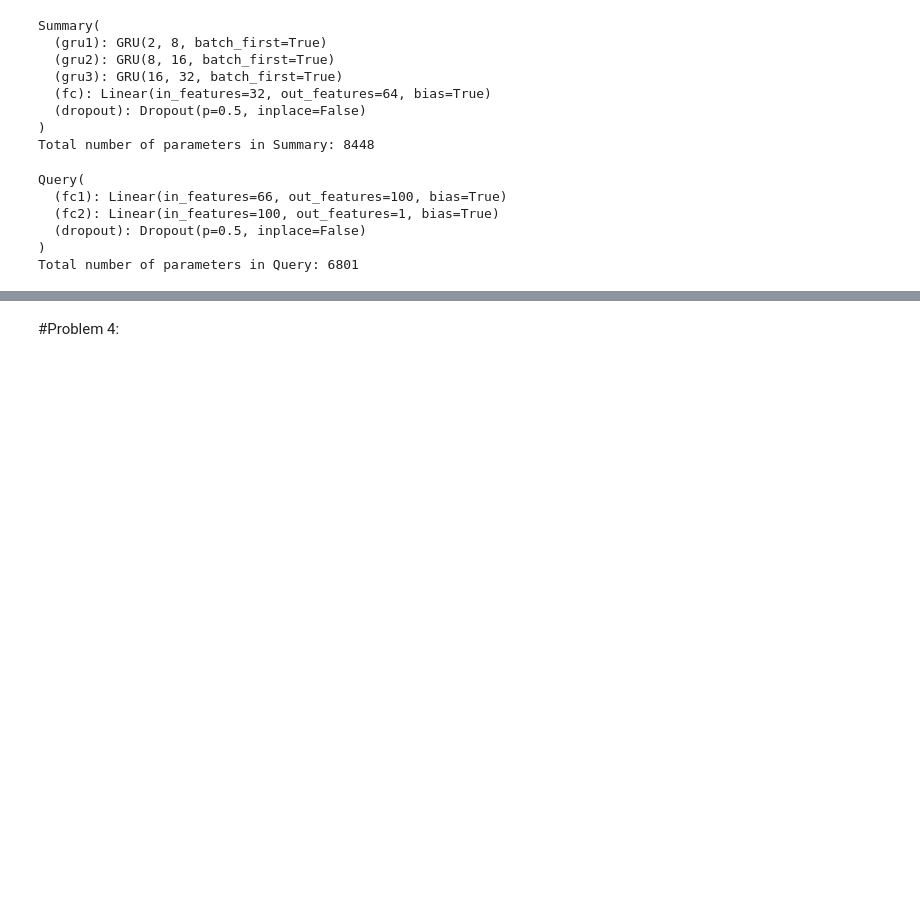
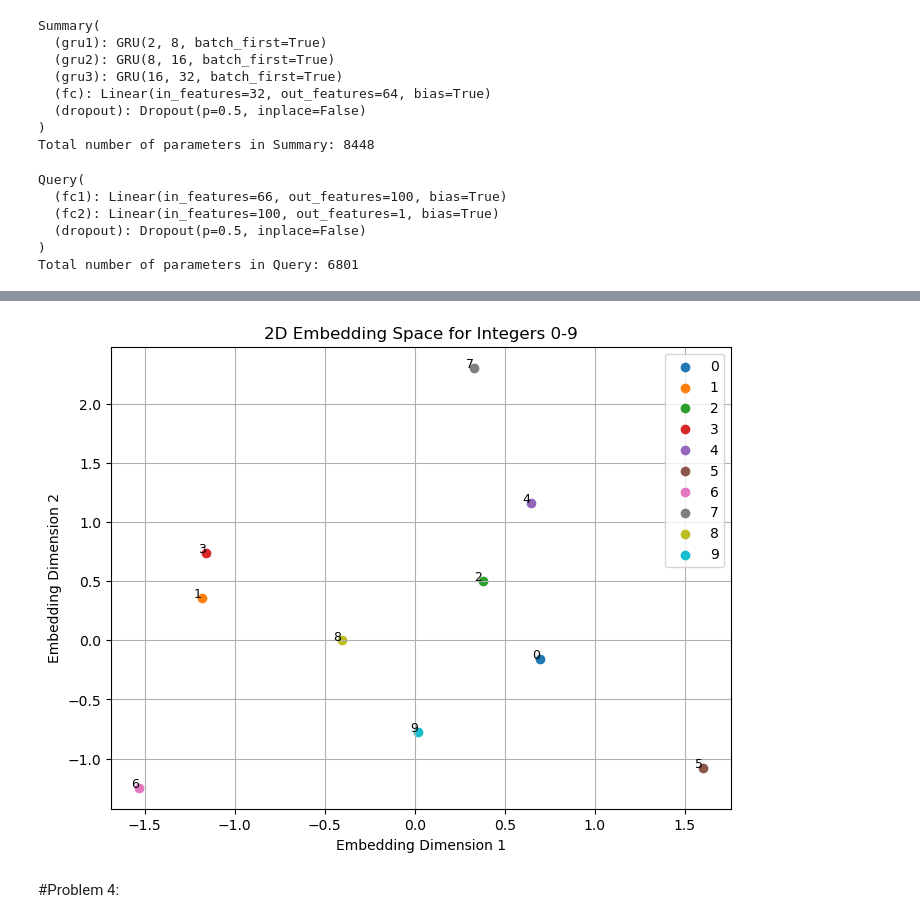
Before and after one commit to pavspatel7/DL_HW3, a Jupyter notebook: HW3.ipynb, the cells around one changed output, grey strips where cells are left out. Saved outputs shown, nothing was run; the diff lists cells and outputs as text; code cells hidden in the pictures; blank space fills up the shorter version.

```diff
--- a/HW3.ipynb
+++ b/HW3.ipynb
@@ -751,0 +897,17 @@ Epoch 15, Train Loss: 0.4957, Test Loss: 0.4903
+# %%
+class Query(nn.Module):
+    def __init__(self, summary_dim=64, embedding_dim=4):  # embedding_dim is now 4 since we're concatenating q and q+1
+        super(Query, self).__init__()
+        self.fc1 = nn.Linear(summary_dim + embedding_dim, 100)
+        self.fc2 = nn.Linear(100, 1)
+        # self.dropout = nn.Dropout(0.5)
+
+    def forward(self, summary, q):
+        x = torch.cat((summary, q), dim=1)  # q now contains both q and q+1 embeddings
+        x = F.relu(self.fc1(x))
+        x = torch.sigmoid(self.fc2(x))
+        return x
+
+embedding = nn.Embedding(10, 2)
+summary = Summary()
+query = Query(summary_dim=64, embedding_dim=4)
@@ -752,3 +965,7 @@ Epoch 15, Train Loss: 0.4957, Test Loss: 0.4903
+# %%
+plot_embeddings(embedding)
+# %% [output]
+[figure, added]
 # %% [markdown]
 #Problem 4:
 # %% [markdown]
```
Also changed, not shown: parts of 12 cells of this notebook.
